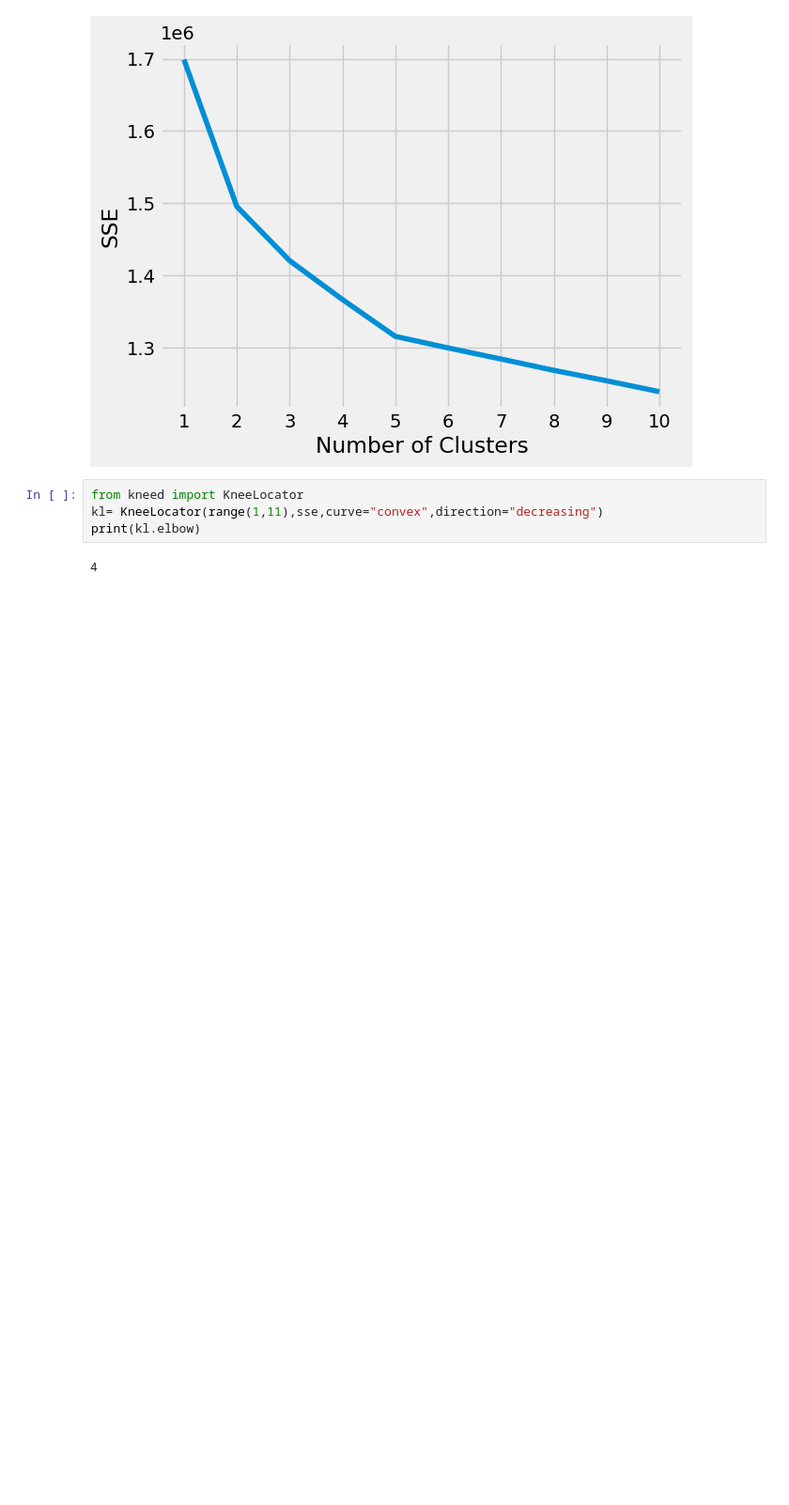
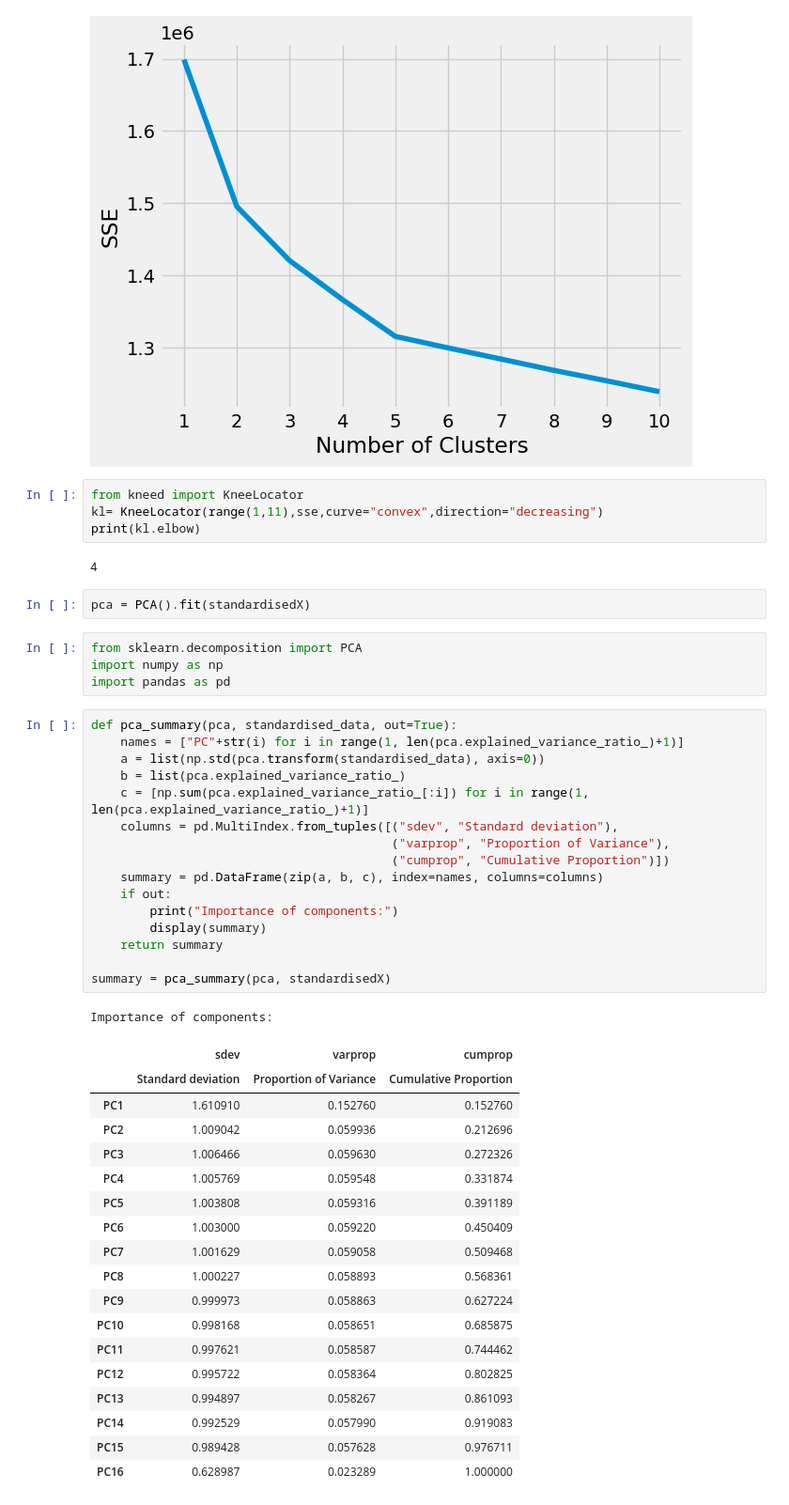
Before and after one commit to KDisme/PTDL, a Jupyter notebook: K-MEAN.ipynb, the cells around one changed output. Shown at 94% size. Saved outputs shown, nothing was run; the diff lists cells and outputs as text; blank space fills up the shorter version.

```diff
--- a/K-MEAN.ipynb
+++ b/K-MEAN.ipynb
@@ -148,3 +148,45 @@ kl= KneeLocator(range(1,11),sse,curve="convex",direction="decreasing")
 print(kl.elbow)
 # %% [output]
 4
+# %%
+pca = PCA().fit(standardisedX)
+# %%
+from sklearn.decomposition import PCA
+import numpy as np
+import pandas as pd
+# %%
+def pca_summary(pca, standardised_data, out=True):
+    names = ["PC"+str(i) for i in range(1, len(pca.explained_variance_ratio_)+1)]
+    a = list(np.std(pca.transform(standardised_data), axis=0))
+    b = list(pca.explained_variance_ratio_)
+    c = [np.sum(pca.explained_variance_ratio_[:i]) for i in range(1, len(pca.explained_variance_ratio_)+1)]
+    columns = pd.MultiIndex.from_tuples([("sdev", "Standard deviation"),
+                                         ("varprop", "Proportion of Variance"),
+                                         ("cumprop", "Cumulative Proportion")])
+    summary = pd.DataFrame(zip(a, b, c), index=names, columns=columns)
+    if out:
+        print("Importance of components:")
+        display(summary)
+    return summary
+
+summary = pca_summary(pca, standardisedX)
+# %% [output]
+Importance of components:
+|  | sdev | varprop | cumprop |
+|  | Standard deviation | Proportion of Variance | Cumulative Proportion |
+| PC1 | 1.610910 | 0.152760 | 0.152760 |
+| PC2 | 1.009042 | 0.059936 | 0.212696 |
+| PC3 | 1.006466 | 0.059630 | 0.272326 |
+| PC4 | 1.005769 | 0.059548 | 0.331874 |
+| PC5 | 1.003808 | 0.059316 | 0.391189 |
+| PC6 | 1.003000 | 0.059220 | 0.450409 |
+| PC7 | 1.001629 | 0.059058 | 0.509468 |
+| PC8 | 1.000227 | 0.058893 | 0.568361 |
+| PC9 | 0.999973 | 0.058863 | 0.627224 |
+| PC10 | 0.998168 | 0.058651 | 0.685875 |
+| PC11 | 0.997621 | 0.058587 | 0.744462 |
+| PC12 | 0.995722 | 0.058364 | 0.802825 |
+| PC13 | 0.994897 | 0.058267 | 0.861093 |
+| PC14 | 0.992529 | 0.057990 | 0.919083 |
+| PC15 | 0.989428 | 0.057628 | 0.976711 |
+| PC16 | 0.628987 | 0.023289 | 1.000000 |
```
Also changed, not shown: parts of 2 cells of this notebook.
